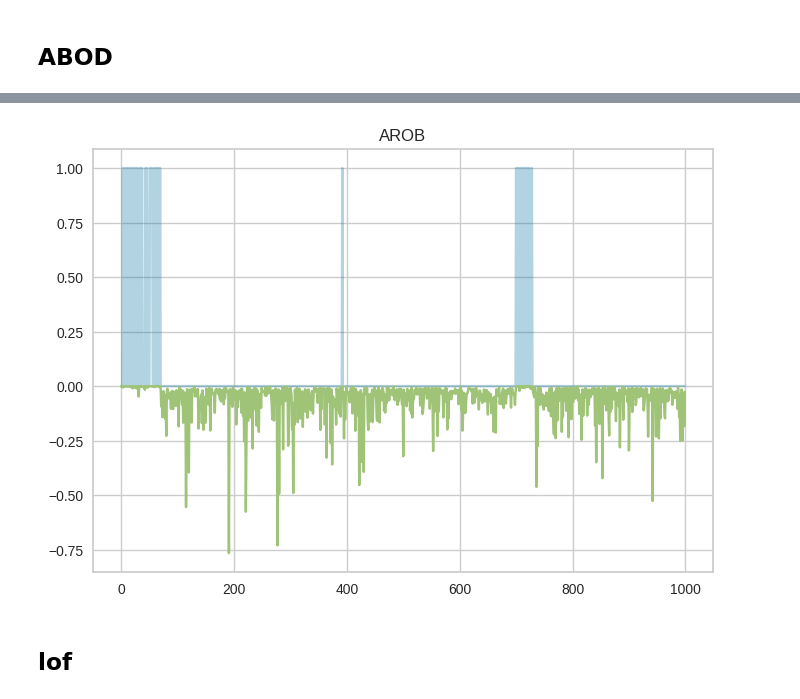
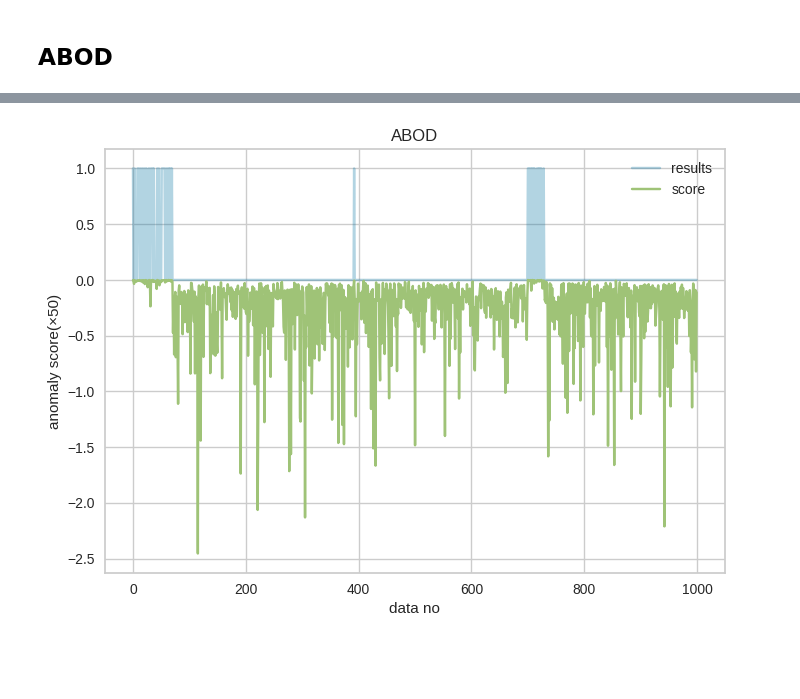
Before and after one commit to hamagami/anomaly-detection, a Jupyter notebook: pycaret_anomaly.ipynb, the cells around one changed output, grey strips where cells are left out. Cells and saved outputs as stored; diff of their text form; code cells hidden in the pictures; blank space fills up the shorter version.

```diff
--- a/pycaret_anomaly.ipynb
+++ b/pycaret_anomaly.ipynb
@@ -181,9 +203,10 @@ abod_results
 # %%
-plt.plot(abod_results["Anomaly"],alpha=0.3)
-plt.plot(abod_results["Anomaly_Score"])
-plt.title("AROB")
+plt.plot(abod_results["Anomaly"],alpha=0.3,label="results")
+plt.plot(abod_results["Anomaly_Score"]/50,label="score")# 異常度のレンジが大きいため 1/50にして表示
+plt.title("ABOD")
+plt.xlabel("data no")
+plt.ylabel("anomaly score(×50)")
+plt.legend()
 plt.show()
 # %% [output]
-[figure, old version]
+[figure, new version]
-# %% [markdown]
-## lof
```
Also changed, not shown: parts of 47 cells of this notebook.
